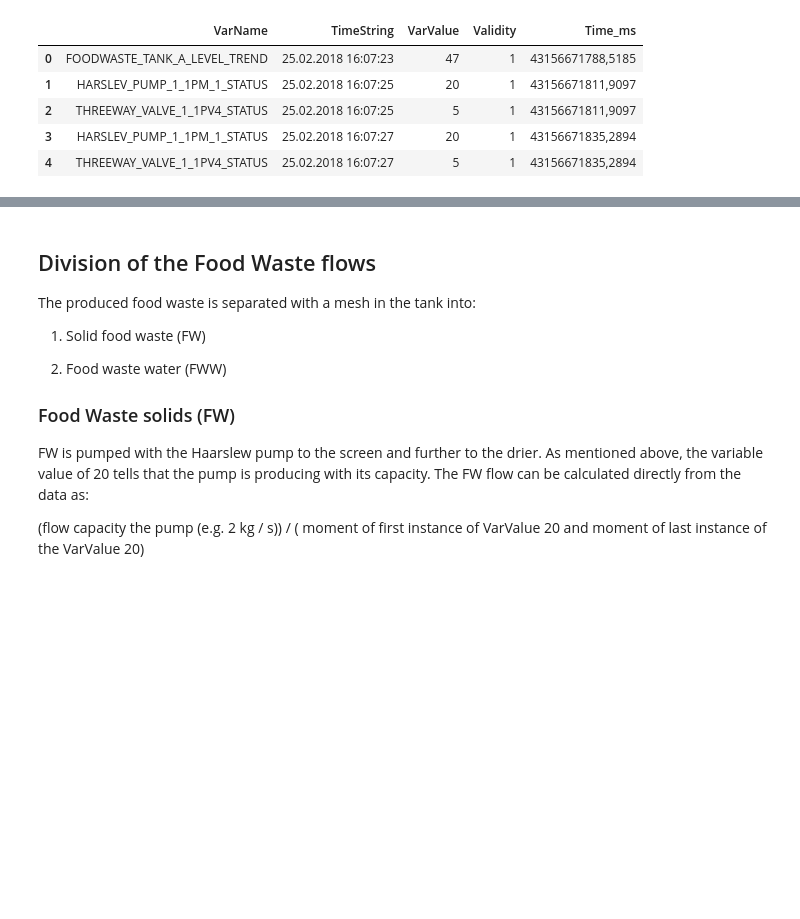
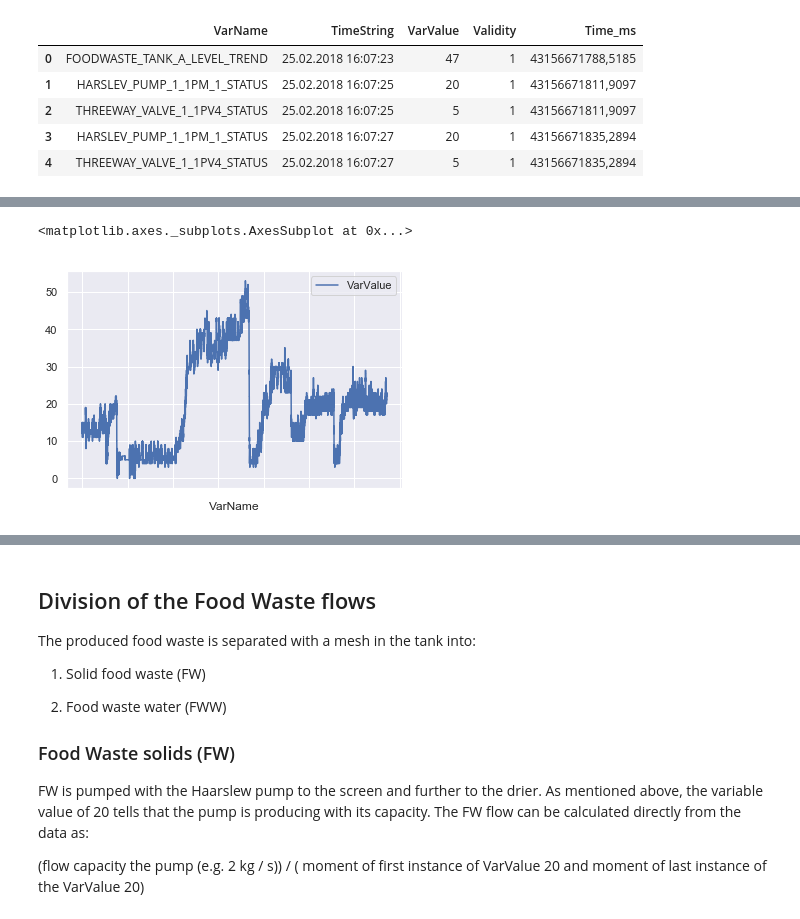
Before and after one commit to Jarzan/DiplomaInAIProject, a Jupyter notebook: ProjectDraft.ipynb, the cells around one changed output, grey strips where cells are left out. Cells and saved outputs as stored; diff of their text form; code cells hidden in the pictures; blank space fills up the shorter version.

```diff
--- a/ProjectDraft.ipynb
+++ b/ProjectDraft.ipynb
@@ -112,6 +112,8 @@ import seaborn as sns
 or:
 # %%
 FWTank1Level = pd.read_csv('MunVene2/LEVEL_TANK_A0.csv', delimiter=';')
+# %%
+FWTank2Level = pd.read_csv('MunVene2/LEVEL_TANK_B0.csv', delimiter=';')
 # %% [markdown]
 ## Values for the FW tank
 
@@ -138,0 +143,2 @@ FWTank1Level.tail()
+# %%
+FW2id = FWTank2Level.set_index('VarName')
@@ -138,0 +167,2 @@ FWTank1Level.tail()
+# %%
+FWT2 = FW2id.loc['FOODWASTE_TANK_B_LEVEL_TREND' , 'TimeString' : 'VarValue']
@@ -138,0 +284,6 @@ FWTank1Level.tail()
+# %%
+sns.set()
+FWT2.plot()
+# %% [output]
+<matplotlib.axes._subplots.AxesSubplot at 0x...>
+[figure, added]
```
Also changed, not shown: parts of 25 cells of this notebook.
